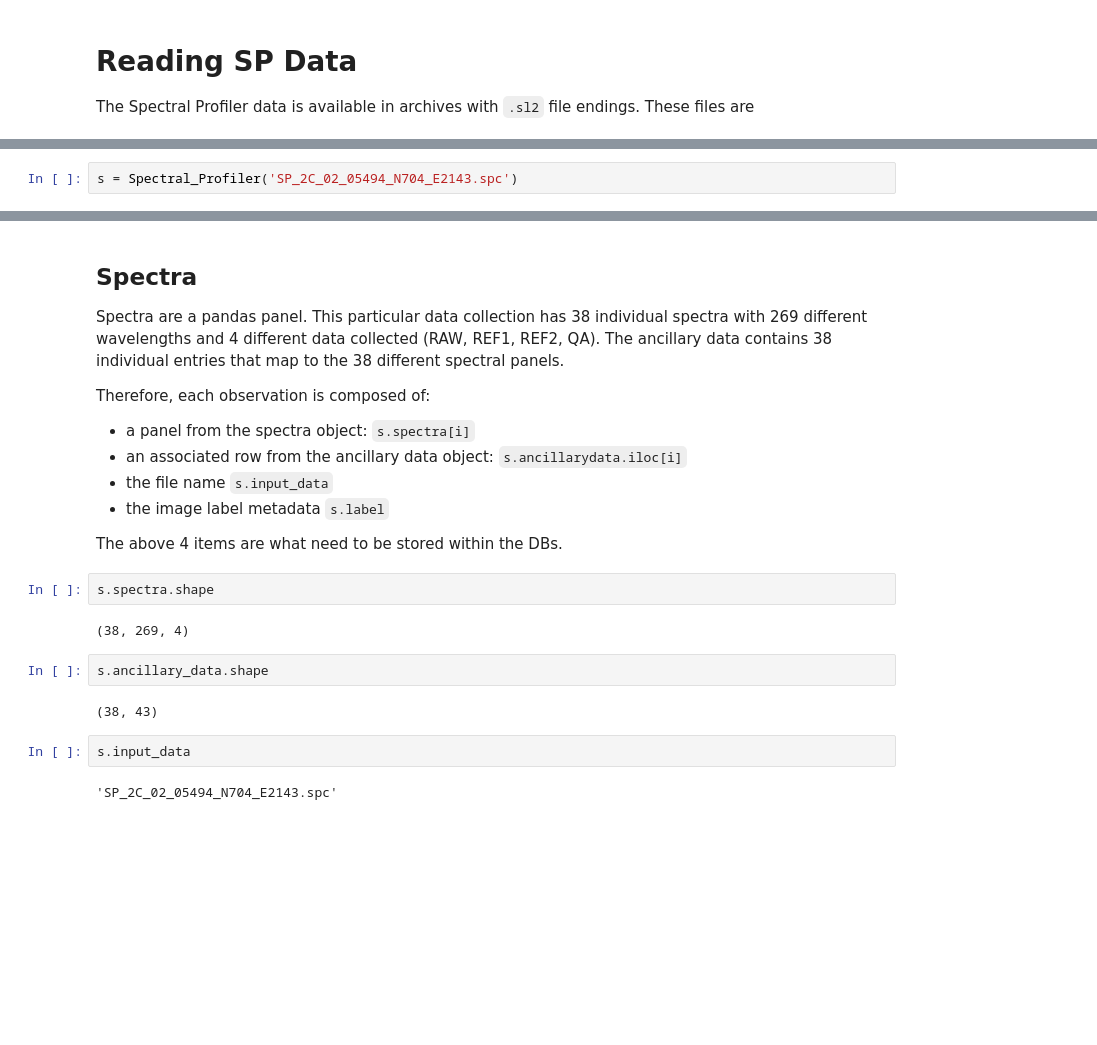
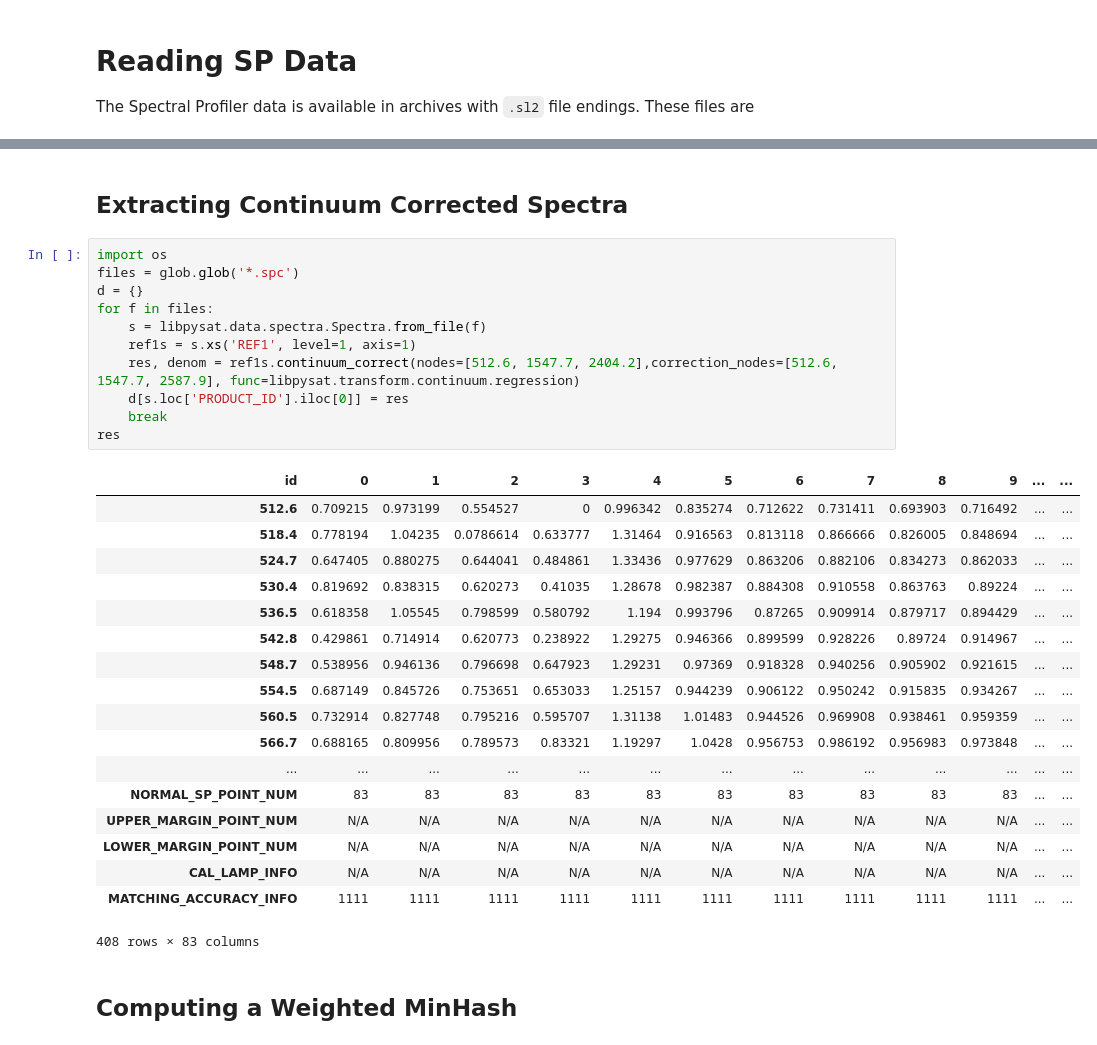
Before and after one commit to cneubauerUSGS/kaguya_spectral_profiler, a Jupyter notebook: sampledata/Reading_Kaguya_SP_Data.ipynb, the cells around one changed output, grey strips where cells are left out. Drawn from its saved outputs; the diff is of its cells as text; blank space fills up the shorter version.

```diff
--- a/sampledata/Reading_Kaguya_SP_Data.ipynb
+++ b/sampledata/Reading_Kaguya_SP_Data.ipynb
@@ -23,2 +45,0 @@ from plio.io.io_spectral_profiler import Spectral_Profiler
-# %%
-s = Spectral_Profiler('SP_2C_02_05494_N704_E2143.spc')
@@ -64,24 +46,34 @@ s.spectra[0].head(5)
-# %% [markdown]
-## Spectra
-Spectra are a pandas panel. This particular data collection has 38 individual spectra with 269 different wavelengths and 4 different data collected (RAW, REF1, REF2, QA).  The ancillary data contains 38 individual entries that map to the 38 different spectral panels.
-
-Therefore, each observation is composed of:
-
-* a panel from the spectra object: `s.spectra[i]`
-* an associated row from the ancillary data object: `s.ancillarydata.iloc[i]`
-* the file name `s.input_data`
-* the image label metadata `s.label`
-
-The above 4 items are what need to be stored within the DBs.
-# %%
-s.spectra.shape
-# %% [output]
-(38, 269, 4)
-# %%
-s.ancillary_data.shape
-# %% [output]
-(38, 43)
-# %%
-s.input_data
-# %% [output]
-'SP_2C_02_05494_N704_E2143.spc'
+# %% [markdown]
+## Extracting Continuum Corrected Spectra
+# %%
+import os
+files = glob.glob('*.spc')
+d = {}
+for f in files:
+    s = libpysat.data.spectra.Spectra.from_file(f)
+    ref1s = s.xs('REF1', level=1, axis=1)
+    res, denom = ref1s.continuum_correct(nodes=[512.6, 1547.7, 2404.2],correction_nodes=[512.6, 1547.7, 2587.9], func=libpysat.transform.continuum.regression)
+    d[s.loc['PRODUCT_ID'].iloc[0]] = res
+    break
+res
+# %% [output]
+| id | 0 | 1 | 2 | 3 | 4 | 5 | 6 | 7 | 8 | 9 | ... | ... |
+| 512.6 | 0.709215 | 0.973199 | 0.554527 | 0 | 0.996342 | 0.835274 | 0.712622 | 0.731411 | 0.693903 | 0.716492 | ... | ... |
+| 518.4 | 0.778194 | 1.04235 | 0.0786614 | 0.633777 | 1.31464 | 0.916563 | 0.813118 | 0.866666 | 0.826005 | 0.848694 | ... | ... |
+| 524.7 | 0.647405 | 0.880275 | 0.644041 | 0.484861 | 1.33436 | 0.977629 | 0.863206 | 0.882106 | 0.834273 | 0.862033 | ... | ... |
+| 530.4 | 0.819692 | 0.838315 | 0.620273 | 0.41035 | 1.28678 | 0.982387 | 0.884308 | 0.910558 | 0.863763 | 0.89224 | ... | ... |
+| 536.5 | 0.618358 | 1.05545 | 0.798599 | 0.580792 | 1.194 | 0.993796 | 0.87265 | 0.909914 | 0.879717 | 0.894429 | ... | ... |
+| 542.8 | 0.429861 | 0.714914 | 0.620773 | 0.238922 | 1.29275 | 0.946366 | 0.899599 | 0.928226 | 0.89724 | 0.914967 | ... | ... |
+| 548.7 | 0.538956 | 0.946136 | 0.796698 | 0.647923 | 1.29231 | 0.97369 | 0.918328 | 0.940256 | 0.905902 | 0.921615 | ... | ... |
+| 554.5 | 0.687149 | 0.845726 | 0.753651 | 0.653033 | 1.25157 | 0.944239 | 0.906122 | 0.950242 | 0.915835 | 0.934267 | ... | ... |
+| 560.5 | 0.732914 | 0.827748 | 0.795216 | 0.595707 | 1.31138 | 1.01483 | 0.944526 | 0.969908 | 0.938461 | 0.959359 | ... | ... |
+| 566.7 | 0.688165 | 0.809956 | 0.789573 | 0.83321 | 1.19297 | 1.0428 | 0.956753 | 0.986192 | 0.956983 | 0.973848 | ... | ... |
+| ... | ... | ... | ... | ... | ... | ... | ... | ... | ... | ... | ... | ... |
+| NORMAL_SP_POINT_NUM | 83 | 83 | 83 | 83 | 83 | 83 | 83 | 83 | 83 | 83 | ... | ... |
+| UPPER_MARGIN_POINT_NUM | N/A | N/A | N/A | N/A | N/A | N/A | N/A | N/A | N/A | N/A | ... | ... |
+| LOWER_MARGIN_POINT_NUM | N/A | N/A | N/A | N/A | N/A | N/A | N/A | N/A | N/A | N/A | ... | ... |
+| CAL_LAMP_INFO | N/A | N/A | N/A | N/A | N/A | N/A | N/A | N/A | N/A | N/A | ... | ... |
+| MATCHING_ACCURACY_INFO | 1111 | 1111 | 1111 | 1111 | 1111 | 1111 | 1111 | 1111 | 1111 | 1111 | ... | ... |
+408 rows × 83 columns
+# %% [markdown]
+## Computing a Weighted MinHash
```
Also changed, not shown: parts of 16 cells of this notebook, 2 other files.
